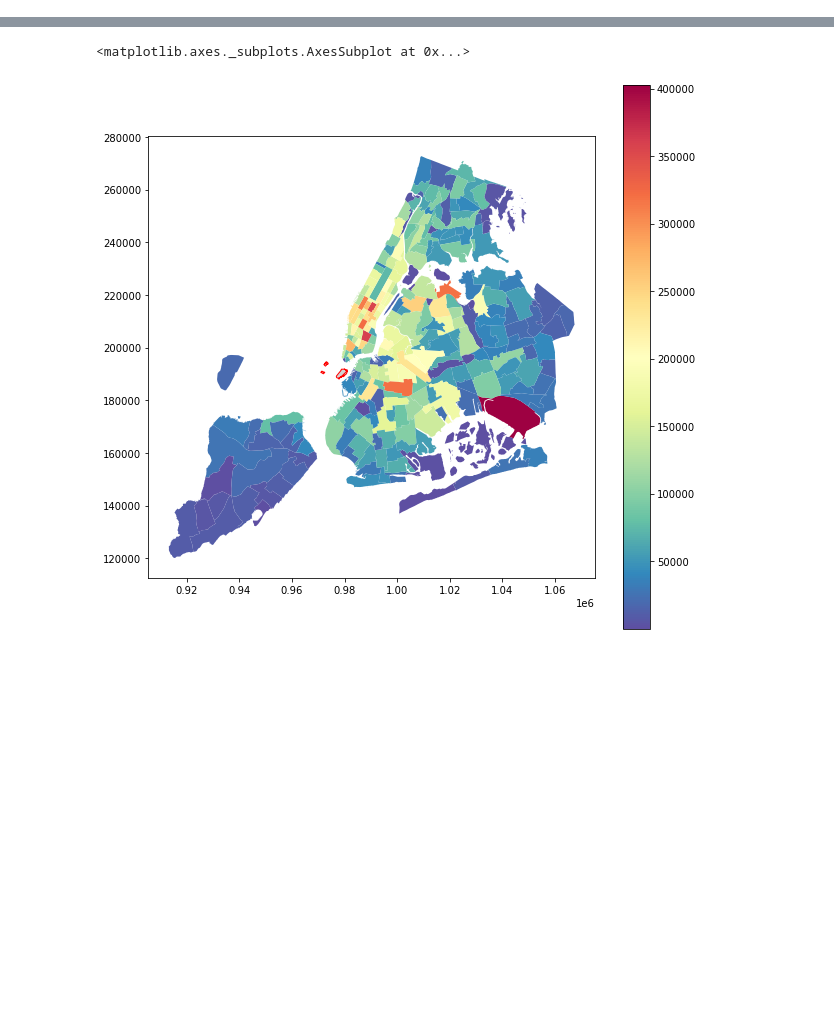
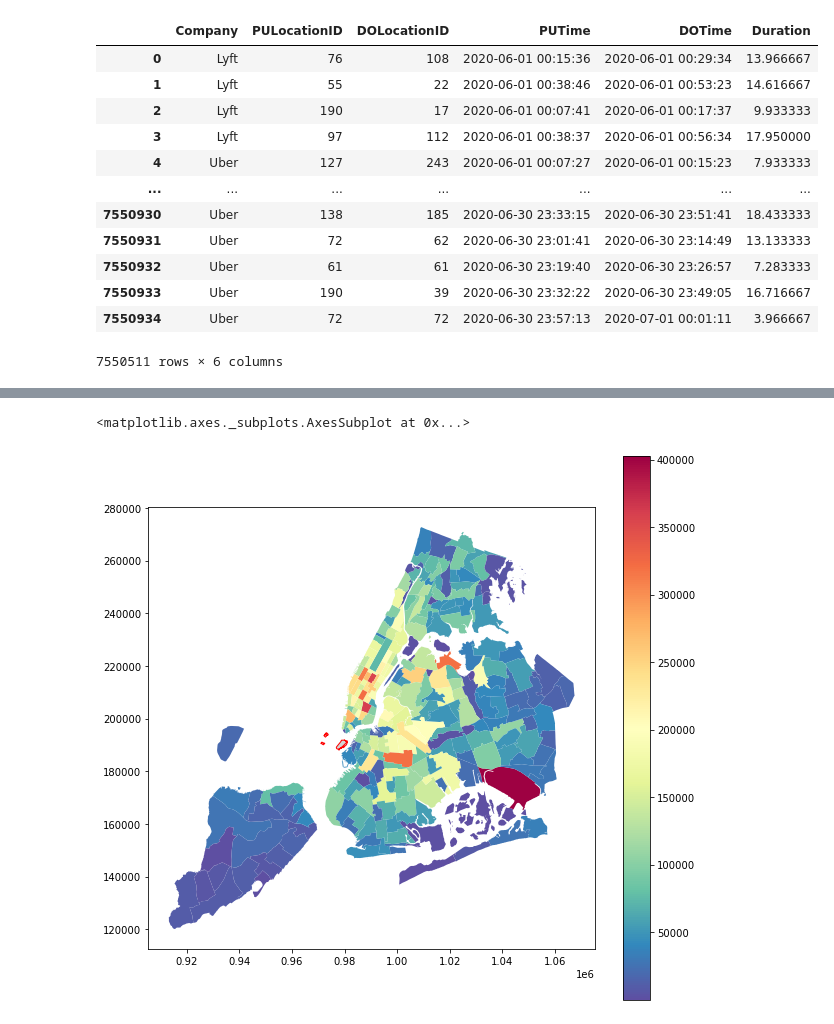
Before and after one commit to JeremyR327/EssentialWorkerRides_ML_Model, a Jupyter notebook: MLC_FHVdata.ipynb, the cells around one changed output, grey strips where cells are left out. Cells and saved outputs as stored; diff of their text form; code cells hidden in the pictures; blank space fills up the shorter version.

```diff
--- a/MLC_FHVdata.ipynb
+++ b/MLC_FHVdata.ipynb
@@ -74,0 +75,36 @@ fhv2019cleaned = fhv2019cleaned.drop_duplicates()
+# %%
+# Rename the number with the names of companies
+fhvhv06.loc[fhvhv06['hvfhs_license_num'] == 'HV0002', 'hvfhs_license_num'] = 'Juno'
+fhvhv06.loc[fhvhv06['hvfhs_license_num'] == 'HV0003', 'hvfhs_license_num'] = 'Uber'
+fhvhv06.loc[fhvhv06['hvfhs_license_num'] == 'HV0004', 'hvfhs_license_num'] = 'Via'
+fhvhv06.loc[fhvhv06['hvfhs_license_num'] == 'HV0005', 'hvfhs_license_num'] = 'Lyft'
+# %%
+# Create a column for Duration (in mins)
+fhvhv06['Duration'] = pd.to_datetime(fhvhv06['dropoff_datetime']) - pd.to_datetime(fhvhv06['pickup_datetime'])
+fhvhv06['Duration'] = fhvhv06['Duration'].dt.total_seconds()/60
+# %%
+# Pick/rename the columns we want.
+
+fhv06cleaned = fhvhv06[['hvfhs_license_num', 'PULocationID', 'DOLocationID', 'pickup_datetime', 'dropoff_datetime', 'Duration']]
+fhv06cleaned.columns = ['Company', 'PULocationID', 'DOLocationID', 'PUTime', 'DOTime', 'Duration']
+
+# Filter out na's and duplicates.
+
+fhv06cleaned = fhv06cleaned.dropna()
+fhv06cleaned = fhv06cleaned.drop_duplicates()
+# %%
+fhv06cleaned
+# %% [output]
+|  | Company | PULocationID | DOLocationID | PUTime | DOTime | Duration |
+| 0 | Lyft | 76 | 108 | 2020-06-01 00:15:36 | 2020-06-01 00:29:34 | 13.966667 |
+| 1 | Lyft | 55 | 22 | 2020-06-01 00:38:46 | 2020-06-01 00:53:23 | 14.616667 |
+| 2 | Lyft | 190 | 17 | 2020-06-01 00:07:41 | 2020-06-01 00:17:37 | 9.933333 |
+| 3 | Lyft | 97 | 112 | 2020-06-01 00:38:37 | 2020-06-01 00:56:34 | 17.950000 |
+| 4 | Uber | 127 | 243 | 2020-06-01 00:07:27 | 2020-06-01 00:15:23 | 7.933333 |
+| ... | ... | ... | ... | ... | ... | ... |
+| 7550930 | Uber | 138 | 185 | 2020-06-30 23:33:15 | 2020-06-30 23:51:41 | 18.433333 |
+| 7550931 | Uber | 72 | 62 | 2020-06-30 23:01:41 | 2020-06-30 23:14:49 | 13.133333 |
+| 7550932 | Uber | 61 | 61 | 2020-06-30 23:19:40 | 2020-06-30 23:26:57 | 7.283333 |
+| 7550933 | Uber | 190 | 39 | 2020-06-30 23:32:22 | 2020-06-30 23:49:05 | 16.716667 |
+| 7550934 | Uber | 72 | 72 | 2020-06-30 23:57:13 | 2020-07-01 00:01:11 | 3.966667 |
+7550511 rows × 6 columns
```
Also changed, not shown: parts of 28 cells of this notebook.
